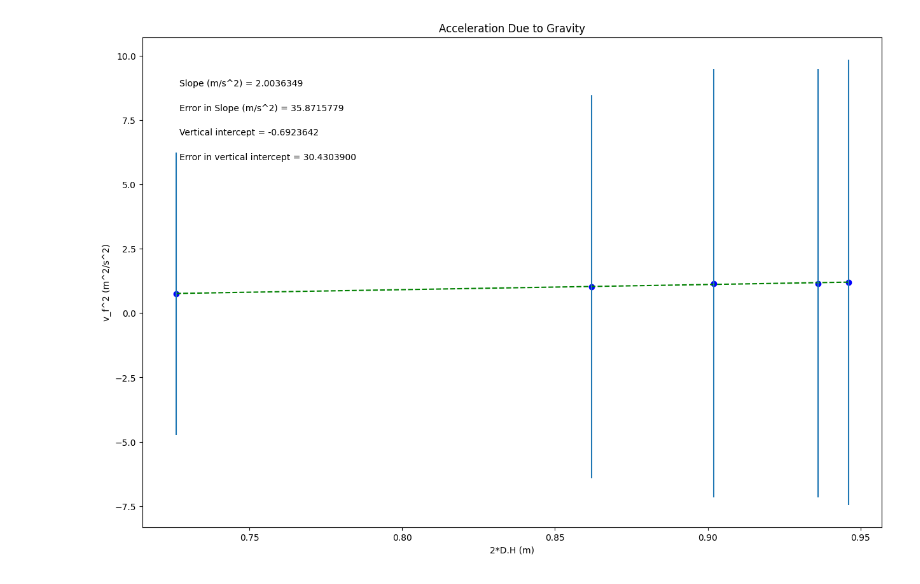
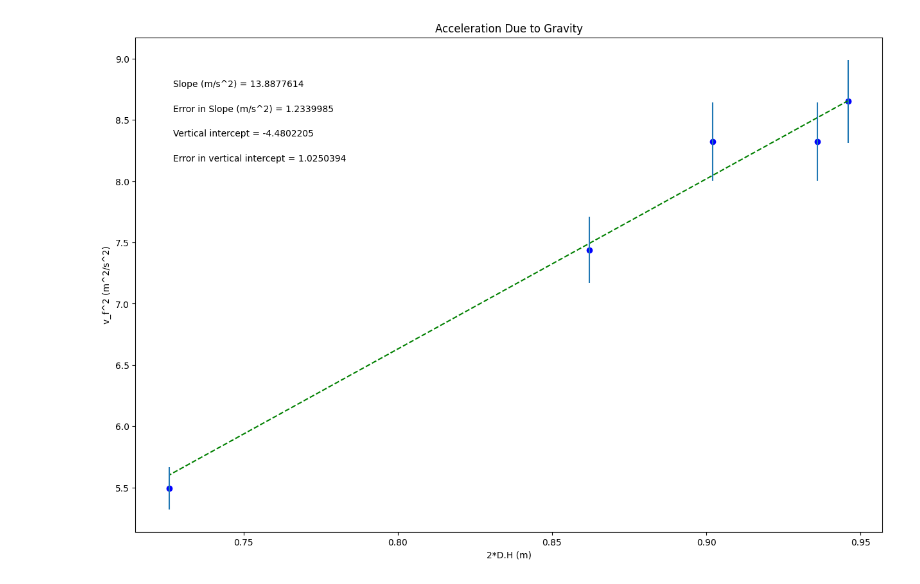
Before and after one commit to johnstonserena808/PHSX-LAB, a Jupyter notebook: PHSXLAB1(accelerationduetogravity).ipynb, the cells around one changed output. Drawn from its saved outputs; the diff is of its cells as text; code cells hidden in the pictures.

```diff
--- a/PHSXLAB1(accelerationduetogravity).ipynb
+++ b/PHSXLAB1(accelerationduetogravity).ipynb
@@ -21,7 +21,7 @@ import matplotlib.pyplot as plt
 
 Change_of_height = np.array([0.946, 0.936, 0.902, 0.862, 0.726])
 
-Change_of_velocity_F = np.array([1.202, 1.155, 1.154, 1.028, 0.752])
+Change_of_velocity_F = np.array([0.33924, 0.32004, 0.32004, 0.27047, 0.17166])
 
 Velocity_F = np.array([8.651, 8.321, 8.321, 7.438, 5.493])
 
@@ -31,8 +31,8 @@ Velocity_F = np.array([8.651, 8.321, 8.321, 7.438, 5.493])
 #UPDATE VARIABLE NAMES (ON RHS OF EACH EQUAL SIGN) TO MATCH VARIABLE NAMES FOR DATA ABOVE
 
 x = Change_of_height             #this should be the array you want to plot on the x axis
-y = Change_of_velocity_F             #this should be the array you want to plot on the y axis
-dy = Velocity_F        #this should be your error in y array
+dy = Change_of_velocity_F             #this should be the array you want to plot on the y axis
+y = Velocity_F        #this should be your error in y array
 
 
 #UPDATE EACH OF THESE 4 STRINGS FOR YOUR PLOT LABELS AS YOU WANT THEM TO APPEAR
@@ -92,31 +92,31 @@ elif annotation_placement==3 or annotation_placement==4:
 #Don't need to change anything in this section!
 
 #Plot data on graph. Plot error bars and place values for slope,
 #error in slope, and vertical intercept (plus error) on the plot using "annotate"
 
 plt.figure(figsize=(15,10))
 
 plt.plot(x, fit, color='green', linestyle='--')
 plt.scatter(x, y, color='blue', marker='o')
 
 plt.xlabel(x_label)
 plt.ylabel(y_label)
 plt.title(plot_title)
 
 plt.errorbar(x, y, yerr=dy, xerr=None, fmt="none") #don't need to plot x error bars
 
 plt.annotate('Slope ({}) = {value:.{digits}f}'.format(slope_units,value=m, digits=7),
              (xpos, ypos[0]), xycoords='axes fraction')
 
 plt.annotate('Error in Slope ({}) = {value:.{digits}f}'.format(slope_units,value=dm, digits=7),
              (xpos, ypos[1]), xycoords='axes fraction')
 
 plt.annotate('Vertical intercept = {value:.{digits}f}'.format(value=b, digits=7),
              (xpos, ypos[2]), xycoords='axes fraction')
 
 plt.annotate('Error in vertical intercept = {value:.{digits}f}'.format(value=db, digits=7),
              (xpos, ypos[3]), xycoords='axes fraction')
 
 plt.show()
 # %% [output]
-[figure, old version]
+[figure, new version]
```
